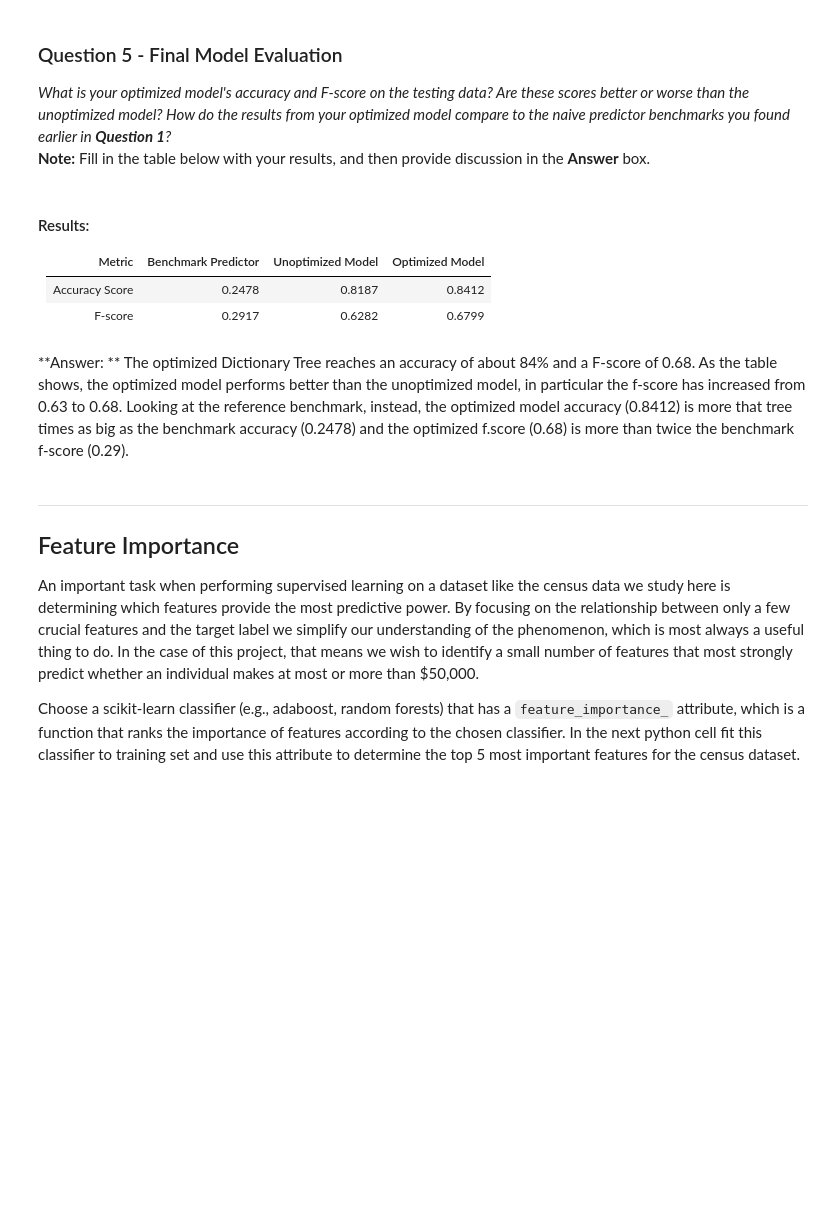
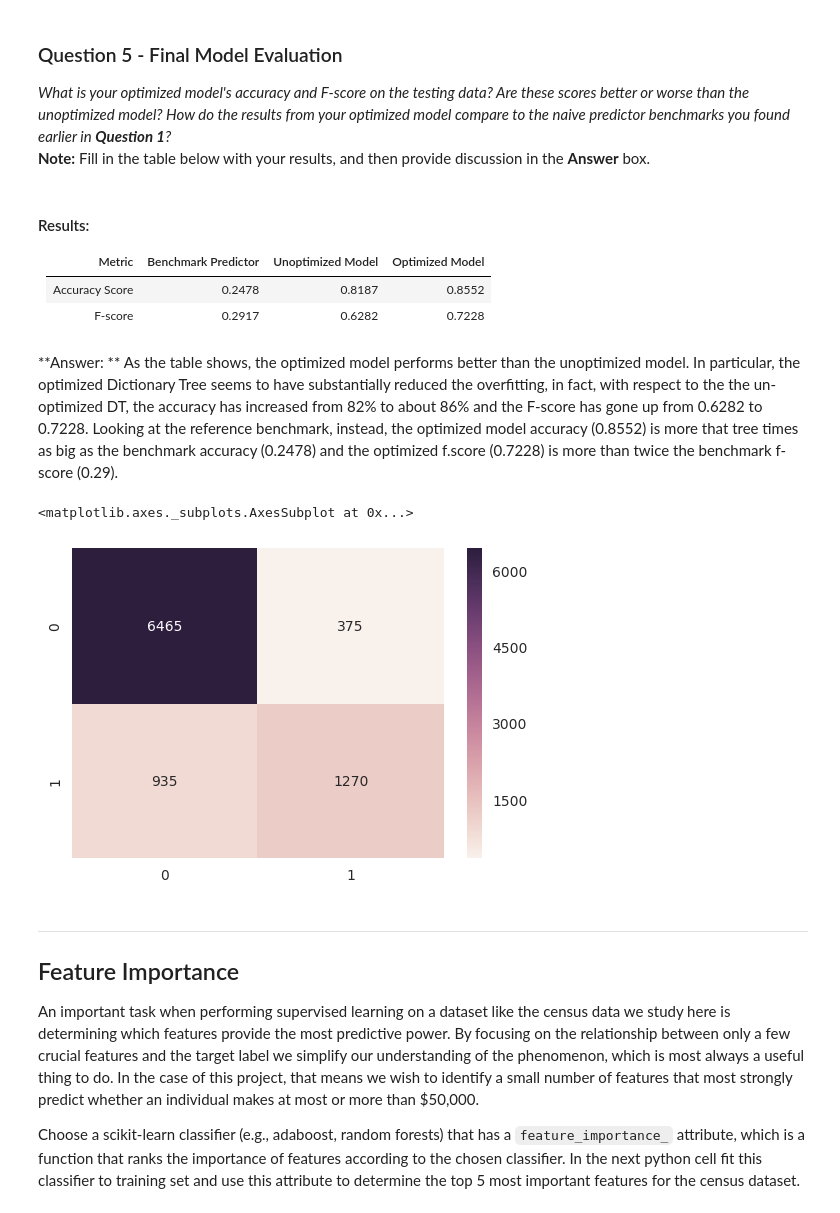
Before and after one commit to biank88/machine-learning, a Jupyter notebook: projects/finding_donors/finding_donors.ipynb, the cells around one changed output. Cells and saved outputs as stored; diff of their text form; code cells hidden in the pictures; blank space fills up the shorter version.

```diff
--- a/projects/finding_donors/finding_donors.ipynb
+++ b/projects/finding_donors/finding_donors.ipynb
@@ -480,12 +487,23 @@ _What is your optimized model's accuracy and F-score on the testing data? Are th
 
 |     Metric     | Benchmark Predictor | Unoptimized Model | Optimized Model |
 | :------------: | :-----------------: | :---------------: | :-------------: |
-| Accuracy Score |        0.2478       |      0.8187       |     0.8412      |
-| F-score        |        0.2917       |      0.6282       |     0.6799      |
+| Accuracy Score |        0.2478       |      0.8187       |     0.8552      |
+| F-score        |        0.2917       |      0.6282       |     0.7228      |
 # %% [markdown]
 **Answer: **
-The optimized Dictionary Tree reaches an accuracy of about 84% and a F-score of 0.68. As the table shows, the optimized model performs better than the unoptimized model, in particular the f-score has increased from 0.63 to 0.68.
-Looking at the reference benchmark, instead, the optimized model accuracy (0.8412) is more that tree times as big as the benchmark accuracy (0.2478) and the optimized f.score (0.68) is more than twice the benchmark f-score (0.29).
+As the table shows, the optimized model performs better than the unoptimized model.
+In particular, the optimized Dictionary Tree seems to have substantially reduced the overfitting, in fact, with respect to the the un-optimized DT, the accuracy has increased from 82% to about 86% and the F-score has gone up from 0.6282 to 0.7228.
+Looking at the reference benchmark, instead, the optimized model accuracy (0.8552) is more that tree times as big as the benchmark accuracy (0.2478) and the optimized f.score (0.7228) is more than twice the benchmark f-score (0.29).
+# %%
+from sklearn.metrics import confusion_matrix
+import seaborn as sns
+%matplotlib inline
+
+pred = best_clf.predict(X_test)
+sns.heatmap(confusion_matrix(y_test, pred), annot = True, fmt = '')
+# %% [output]
+<matplotlib.axes._subplots.AxesSubplot at 0x...>
+[figure, added]
 # %% [markdown]
 ----
 ## Feature Importance
```
Also changed, not shown: parts of 10 cells of this notebook, 1 other file.
